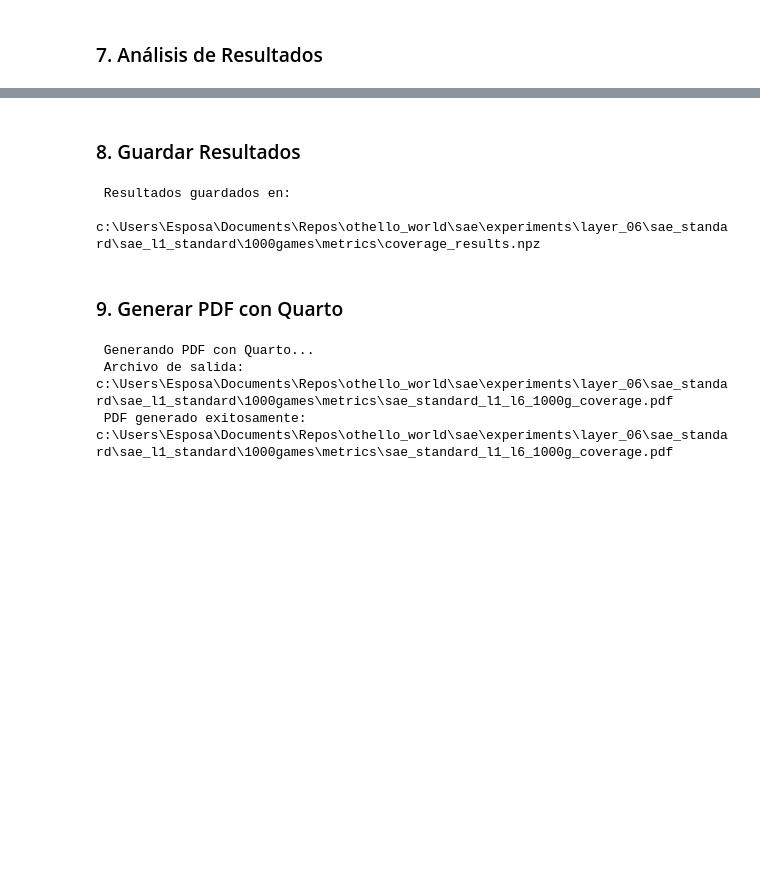
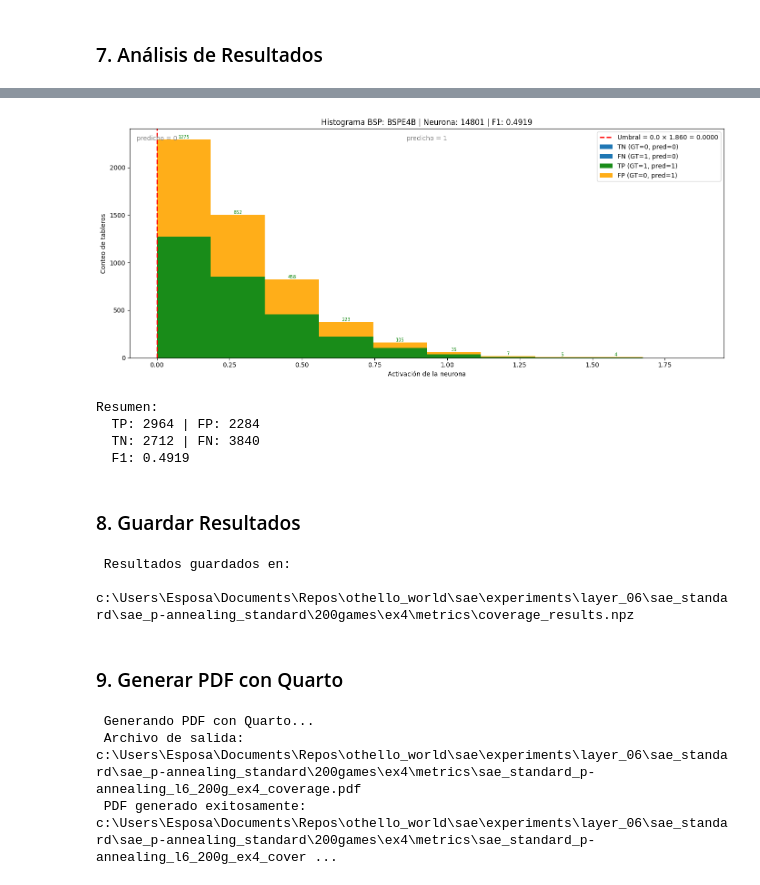
Before and after one commit to karinarichavala/othello_world, a Jupyter notebook: sae/metrics/03_metrics_implementation/coverage_gpu_optimized.ipynb, the cells around one changed output, grey strips where cells are left out. Drawn from its saved outputs; the diff is of its cells as text; code cells hidden in the pictures; blank space fills up the shorter version.

```diff
--- a/sae/metrics/03_metrics_implementation/coverage_gpu_optimized.ipynb
+++ b/sae/metrics/03_metrics_implementation/coverage_gpu_optimized.ipynb
@@ -492,3 +677,21 @@ Threshold 0.3:   8 BSPs (6.2%)
+# %%
+# >>> CAMBIA AQUÍ LA BSP QUE QUIERES VISUALIZAR <
+plot_bsp_histogram(
+    BSP_HISTOGRAMA       = "BSPE4B",
+    sae_features         = sae_features,
+    bsp_pieces_names     = bsp_pieces_names,
+    bsp_pieces_gt_tensor = bsp_pieces_gt_tensor,
+    best_features        = best_features,
+    best_thresholds      = best_thresholds,
+    best_f1s             = best_f1s,
+    n_bins               = 10
+)
+# %% [output]
+[figure, added]
+Resumen:
+  TP: 2964 | FP: 2284
+  TN: 2712 | FN: 3840
+  F1: 0.4919
 # %% [markdown]
 ### 8. Guardar Resultados
 # %%
@@ -507,7 +710,8 @@ metrics_dir = get_metrics_dir(
     NAMING_META['variante'],
     NAMING_META['tecnica'],
     NAMING_META['capa'],
-    NAMING_META['juegos']
+    NAMING_META['juegos'],
+    extras_id=extras_id
 )
 output_path = metrics_dir / "coverage_results.npz"
 np.savez(output_path, **results)
@@ -516,7 +720,7 @@ print(f" Resultados guardados en:")
 print(f"  {output_path}")
 # %% [output]
  Resultados guardados en:
-  c:\Users\Esposa\Documents\Repos\othello_world\sae\experiments\layer_06\sae_standard\sae_l1_standard\1000games\metrics\coverage_results.npz
+  c:\Users\Esposa\Documents\Repos\othello_world\sae\experiments\layer_06\sae_standard\sae_p-annealing_standard\200games\ex4\metrics\coverage_results.npz
 # %% [markdown]
 ### 9. Generar PDF con Quarto
 # %%
@@ -528,7 +732,8 @@ pdf_dir = get_metrics_dir(
     NAMING_META['variante'],
     NAMING_META['tecnica'],
     NAMING_META['capa'],
-    NAMING_META['juegos']
+    NAMING_META['juegos'],
+    extras_id=extras_id
 )
 
 pdf_name = get_report_name(
@@ -536,7 +741,8 @@ pdf_name = get_report_name(
     NAMING_META['tecnica'],
     NAMING_META['capa'],
     NAMING_META['juegos'],
-    'coverage'
+    'coverage',
+    extras_id=extras_id
 )
 
 notebook_name = 'coverage_gpu_optimized.ipynb'
@@ -561,5 +767,5 @@ else:
     print(result.stderr)
 # %% [output]
  Generando PDF con Quarto...
- Archivo de salida: c:\Users\Esposa\Documents\Repos\othello_world\sae\experiments\layer_06\sae_standard\sae_l1_standard\1000games\metrics\sae_standard_l1_l6_1000g_coverage.pdf
- PDF generado exitosamente: c:\Users\Esposa\Documents\Repos\othello_world\sae\experiments\layer_06\sae_standard\sae_l1_standard\1000games\metrics\sae_standard_l1_l6_1000g_coverage.pdf
+ Archivo de salida: c:\Users\Esposa\Documents\Repos\othello_world\sae\experiments\layer_06\sae_standard\sae_p-annealing_standard\200games\ex4\metrics\sae_standard_p-annealing_l6_200g_ex4_coverage.pdf
+ PDF generado exitosamente: c:\Users\Esposa\Documents\Repos\othello_world\sae\experiments\layer_06\sae_standard\sae_p-annealing_standard\200games\ex4\metrics\sae_standard_p-annealing_l6_200g_ex4_cover ...
```
Also changed, not shown: parts of 14 cells of this notebook, 34 other files.
